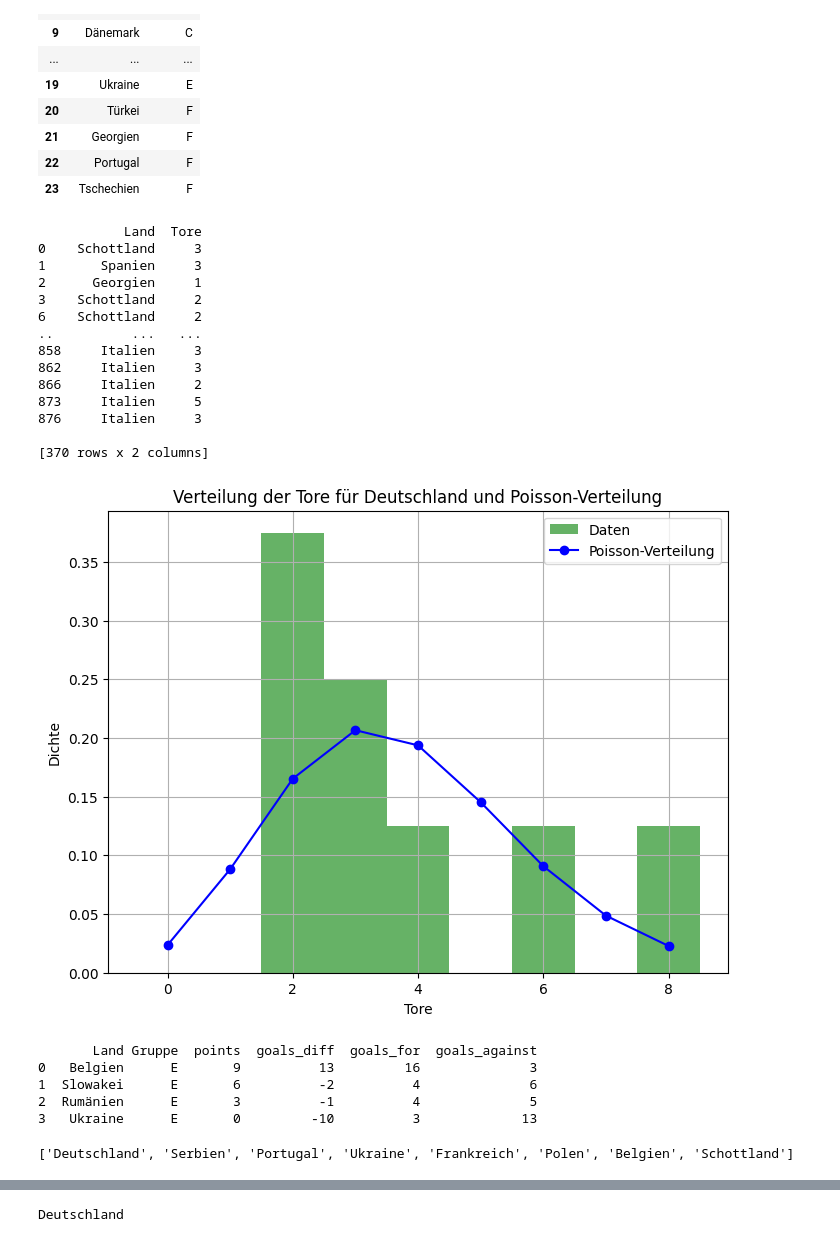
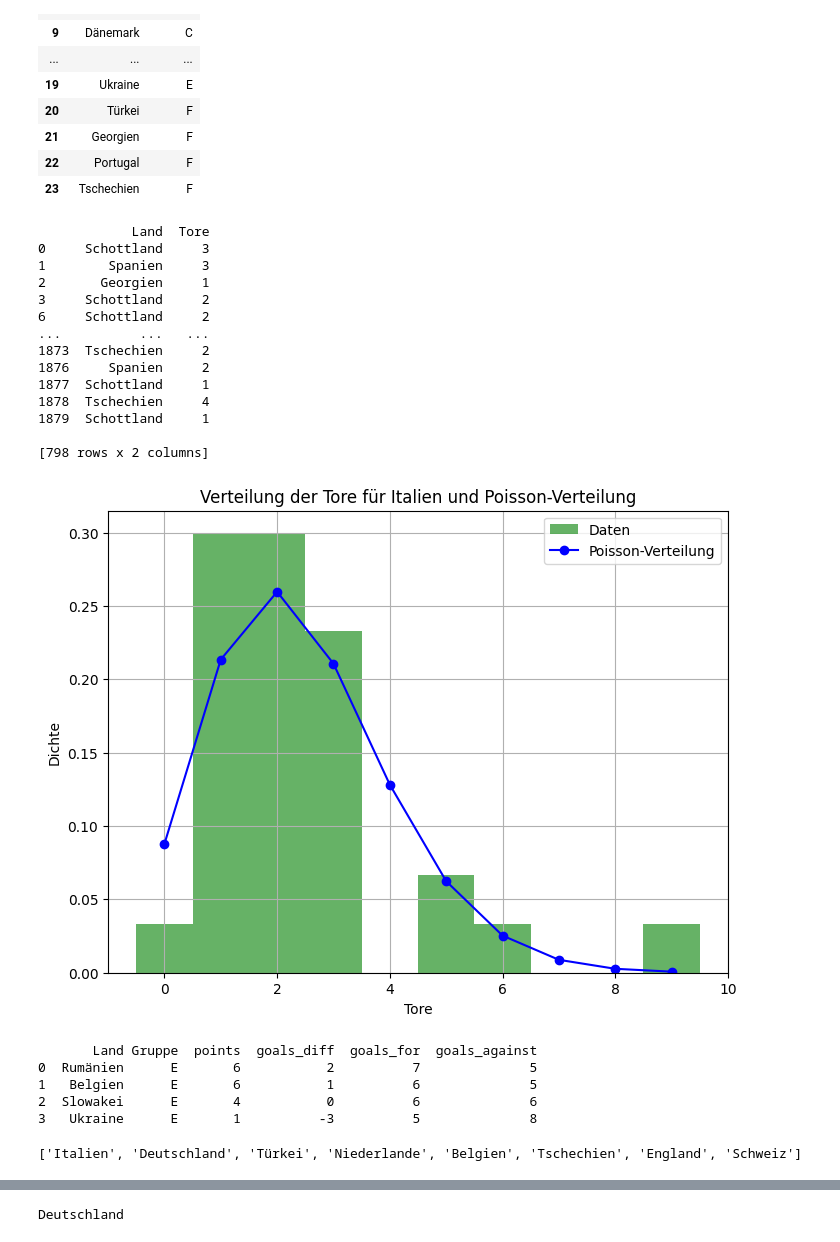
Before and after one commit to Sandra-Senn/propability_soccer_winning, a Jupyter notebook: Sim_with_goal.ipynb, the cells around one changed output, grey strips where cells are left out. Cells and saved outputs as stored; diff of their text form; code cells hidden in the pictures.

```diff
--- a/Sim_with_goal.ipynb
+++ b/Sim_with_goal.ipynb
@@ -32,25 +32,27 @@ data_teams
 # %%
 data_goals_23 = pd.read_excel("./data/EM quali 22 23.xlsx", header=None, names=["Land", "Tore"])
 data_goals_19 = pd.read_excel("./data/EM quali 18 19.xlsx", header=None, names=["Land", "Tore"])
+data_goals_15 = pd.read_excel("./data/EM quali 14 15.xlsx", header=None, names=["Land", "Tore"])
+data_goals_11 = pd.read_excel("./data/EM quali 10 11.xlsx", header=None, names=["Land", "Tore"])
 
-data_goals_merged = pd.concat([data_goals_23, data_goals_19], ignore_index=True)
+data_goals_merged = pd.concat([data_goals_23, data_goals_19, data_goals_15, data_goals_11], ignore_index=True)
 data_goals_merged = data_goals_merged[data_goals_merged['Land'].isin(data_teams['Land'])]
 print(data_goals_merged)
 # %% [output]
-           Land  Tore
-0    Schottland     3
-1       Spanien     3
-2      Georgien     1
-3    Schottland     2
-6    Schottland     2
-..          ...   ...
-858     Italien     3
-862     Italien     3
-866     Italien     2
-873     Italien     5
-876     Italien     3
+            Land  Tore
+0     Schottland     3
+1        Spanien     3
+2       Georgien     1
+3     Schottland     2
+6     Schottland     2
+...          ...   ...
+1873  Tschechien     2
+1876     Spanien     2
+1877  Schottland     1
+1878  Tschechien     4
+1879  Schottland     1
 
-[370 rows x 2 columns]
+[798 rows x 2 columns]
 # %%
 data_goals = {}
 
@@ -59,35 +61,35 @@ for land, tore in data_goals_merged.groupby('Land')['Tore']:
     data_goals[land] = list(tore)
 # %%
 # Histogramm für ein Land erstellen
-land = 'Deutschland'
+land = 'Italien'
 tore = data_goals[land]
 
 # Bestimme die maximale Anzahl von Toren
 max_tore = max(tore)
 
 # Schätze die Parameter der Poisson-Verteilung
 mu = np.mean(tore)
 
 # Erzeuge eine Poisson-Verteilung mit den geschätzten Parametern
 poisson_dist = poisson(mu)
 
 # Erzeuge das Histogramm der Tore
 plt.figure(figsize=(8, 6))
 plt.hist(tore, bins=max_tore+1, range=(-0.5, max_tore+0.5), density=True, alpha=0.6, color='g', label='Daten')
 
 # Erzeuge die Poisson-Verteilungskurve
 x_values = np.arange(0, max_tore+1)
 plt.plot(x_values, poisson_dist.pmf(x_values), 'bo-', label='Poisson-Verteilung')
 
 # Diagrammbeschriftung
 plt.title(f'Verteilung der Tore für {land} und Poisson-Verteilung')
 plt.xlabel('Tore')
 plt.ylabel('Dichte')
 plt.legend()
 plt.grid(True)
 plt.show()
 # %% [output]
-[figure, old version]
+[figure, new version]
 # %%
 #Gewinner durch Poisson-Verteilung
 def win_goals(data, country_a, country_b):
@@ -159,10 +161,10 @@ test = simulate_group(data_goals, "E")
 print(test)
 # %% [output]
        Land Gruppe  points  goals_diff  goals_for  goals_against
-0   Belgien      E       9          13         16              3
-1  Slowakei      E       6          -2          4              6
-2  Rumänien      E       3          -1          4              5
-3   Ukraine      E       0         -10          3             13
+0  Rumänien      E       6           2          7              5
+1   Belgien      E       6           1          6              5
+2  Slowakei      E       4           0          6              6
+3   Ukraine      E       1          -3          5              8
 # %%
 def get_wildcard(groups: list):
     # Erzeuge eine Liste mit den Gruppendritten
@@ -227,7 +229,7 @@ def octa_round(data):
 test = octa_round(data_goals)
 print(test)
 # %% [output]
-['Deutschland', 'Serbien', 'Portugal', 'Ukraine', 'Frankreich', 'Polen', 'Belgien', 'Schottland']
+['Italien', 'Deutschland', 'Türkei', 'Niederlande', 'Belgien', 'Tschechien', 'England', 'Schweiz']
 # %%
 def quater_round(data, octa_finals):
     quater_final_1 = simulate_game_ko(data, octa_finals[0], octa_finals[1])
```
Also changed, not shown: parts of 4 cells of this notebook, 2 other files.
